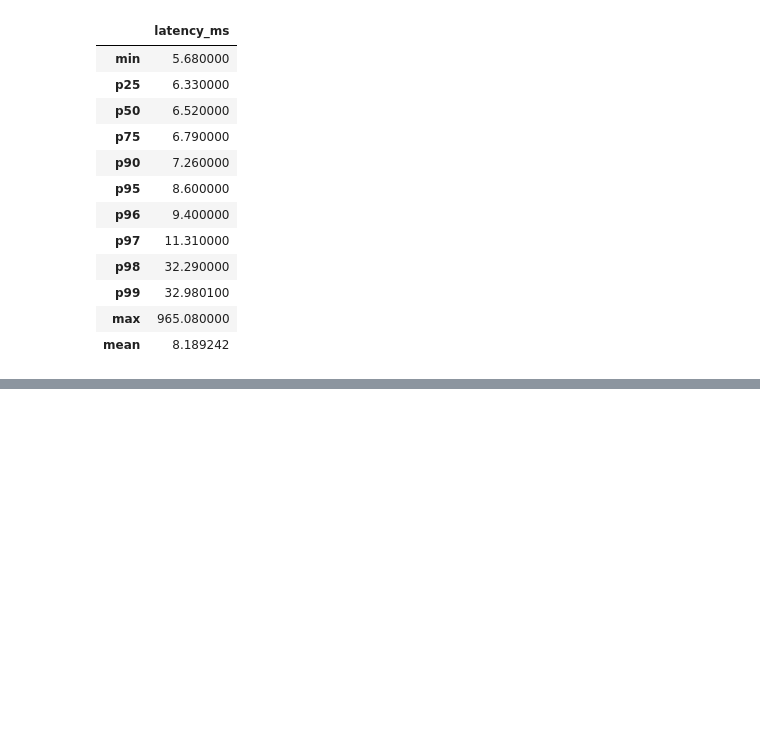
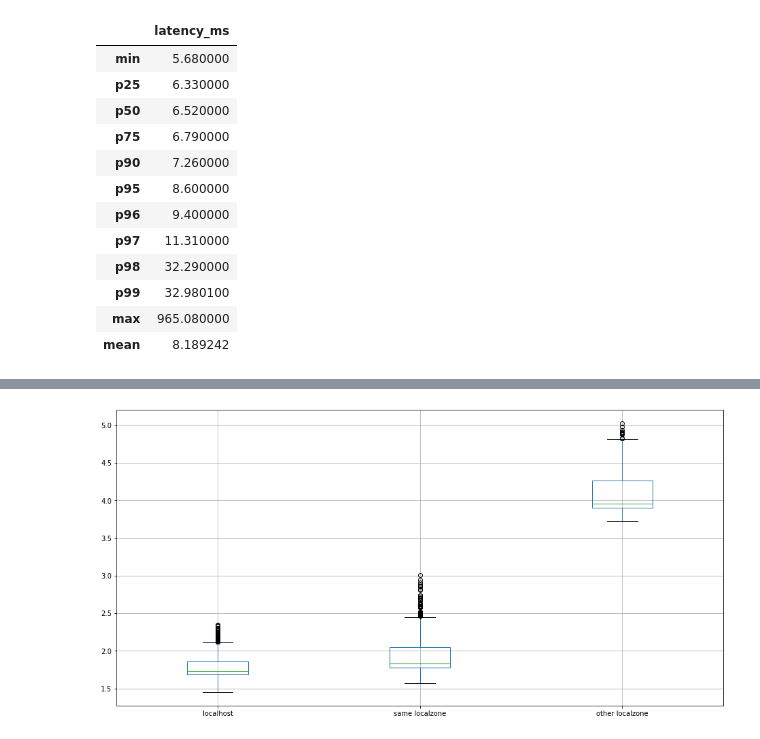
Before and after one commit to ericmelz/pinger-parser, a Jupyter notebook: jupyter/Pinger Parser Playground.ipynb, the cells around one changed output, grey strips where cells are left out. Drawn from its saved outputs; the diff is of its cells as text; code cells hidden in the pictures; blank space fills up the shorter version.

Commit message:
added other localzone

```diff
--- a/jupyter/Pinger Parser Playground.ipynb
+++ b/jupyter/Pinger Parser Playground.ipynb
@@ -607,0 +525,2 @@ boxplot = df20.boxplot(column=['localhost', 'same localzone'], figsize=(16,8))
+# %%
+df15 = pd.read_csv('/Users/emelz/Documents/code/pinger-parser/jupyter/data/data_other_localzone.csv', names=header_list)
@@ -607,0 +601,2 @@ boxplot = df20.boxplot(column=['localhost', 'same localzone'], figsize=(16,8))
+# %%
+df20['other localzone'] = df15['latency_ms']
@@ -607,0 +612,2 @@ boxplot = df20.boxplot(column=['localhost', 'same localzone'], figsize=(16,8))
+# %%
+df20.drop(columns=['other_localzeon', 'other localzeon'], inplace=True)
@@ -607,0 +636,5 @@ boxplot = df20.boxplot(column=['localhost', 'same localzone'], figsize=(16,8))
+# %%
+boxplot = df20.boxplot(column=['localhost', 'same localzone',
+                               'other localzone'], figsize=(16,8))
+# %% [output]
+[figure, added]
```
Also changed, not shown: parts of 36 cells of this notebook, 1 other file.
